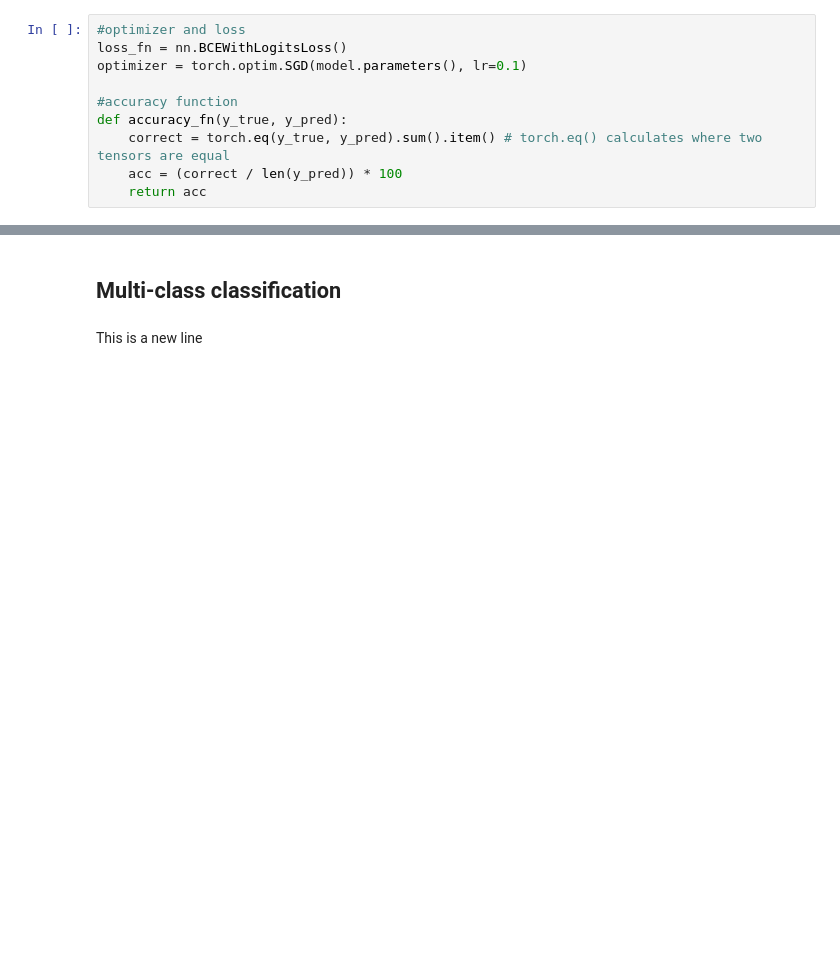
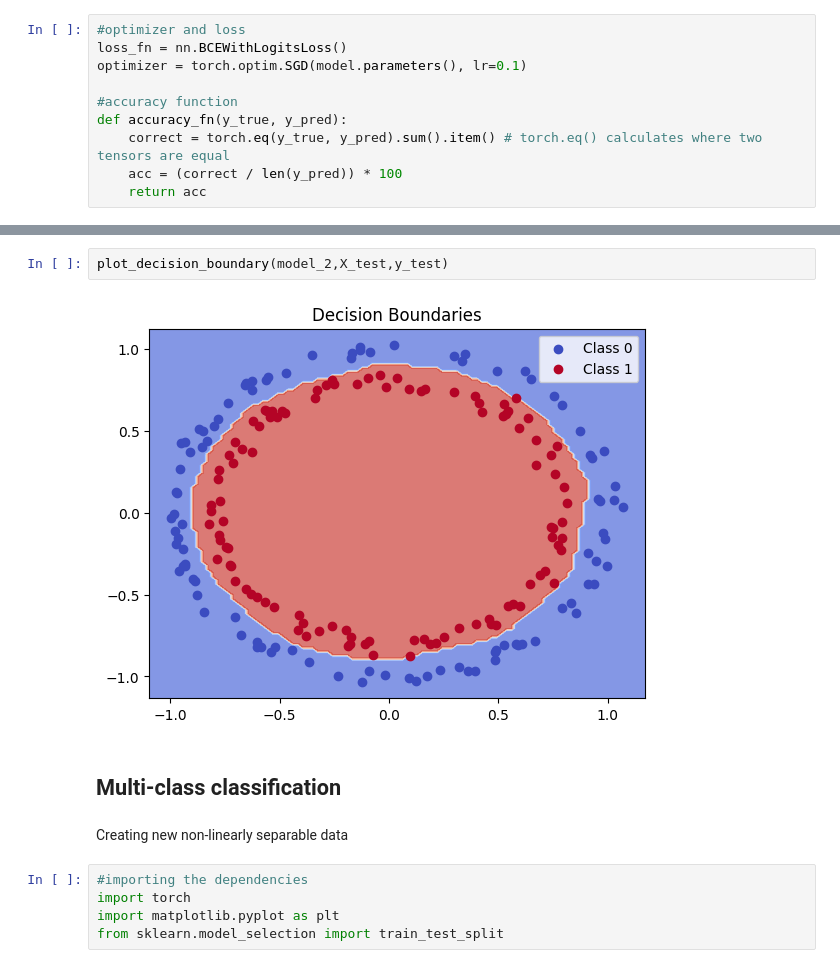
Before and after one commit to petron23/ML_random_projects, a Jupyter notebook: Classifications.ipynb, the cells around one changed output, grey strips where cells are left out. Cells and saved outputs as stored; diff of their text form; blank space fills up the shorter version.

```diff
--- a/Classifications.ipynb
+++ b/Classifications.ipynb
@@ -212,4 +268,13 @@ Epoch: 900 | Loss: 0.00146, Accuracy: 100.00% | Test Loss: 0.00174, Test Accurac
+# %%
+plot_decision_boundary(model_2,X_test,y_test)
+# %% [output]
+[figure, added]
 # %% [markdown]
 ## Multi-class classification
-# %% [markdown]
-This is a new line
+# %% [markdown]
+Creating new non-linearly separable data
+# %%
+#importing the dependencies
+import torch
+import matplotlib.pyplot as plt
+from sklearn.model_selection import train_test_split
```
Also changed, not shown: parts of 15 cells of this notebook.
